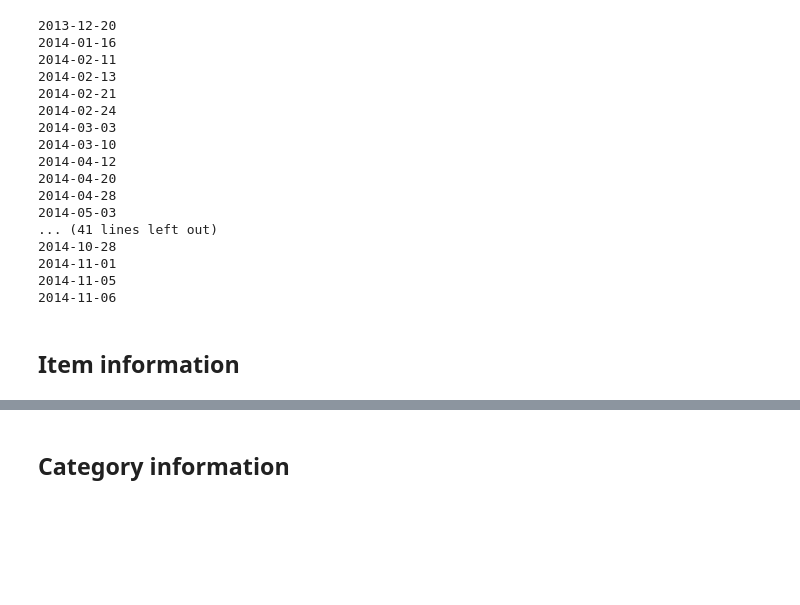
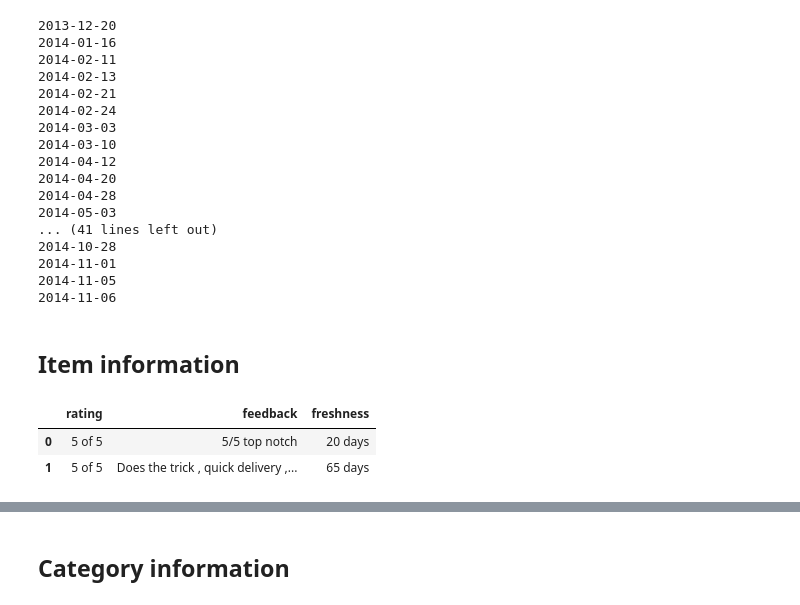
Before and after one commit to jossl95/ARF, a Jupyter notebook: Parser.ipynb, the cells around one changed output, grey strips where cells are left out. Drawn from its saved outputs; the diff is of its cells as text; code cells hidden in the pictures; blank space fills up the shorter version.

```diff
--- a/Parser.ipynb
+++ b/Parser.ipynb
@@ -376,6 +376,12 @@ def parse_item_information(file):
             lambda x: "{0} of 5".format(x.count("★")))
 
     return df
+# %%
+pd.read_html(file)[1]
+# %% [output]
+|  | rating | feedback | freshness |
+| 0 | 5 of 5 | 5/5 top notch | 20 days |
+| 1 | 5 of 5 | Does the trick , quick delivery ,... | 65 days |
 # %%
 # set out-file path
 data_folder = "/Volumes/Extreme SSD/data/parsed/silkroad2/items"
```
Also changed, not shown: parts of 3 cells of this notebook, 1 other file.
